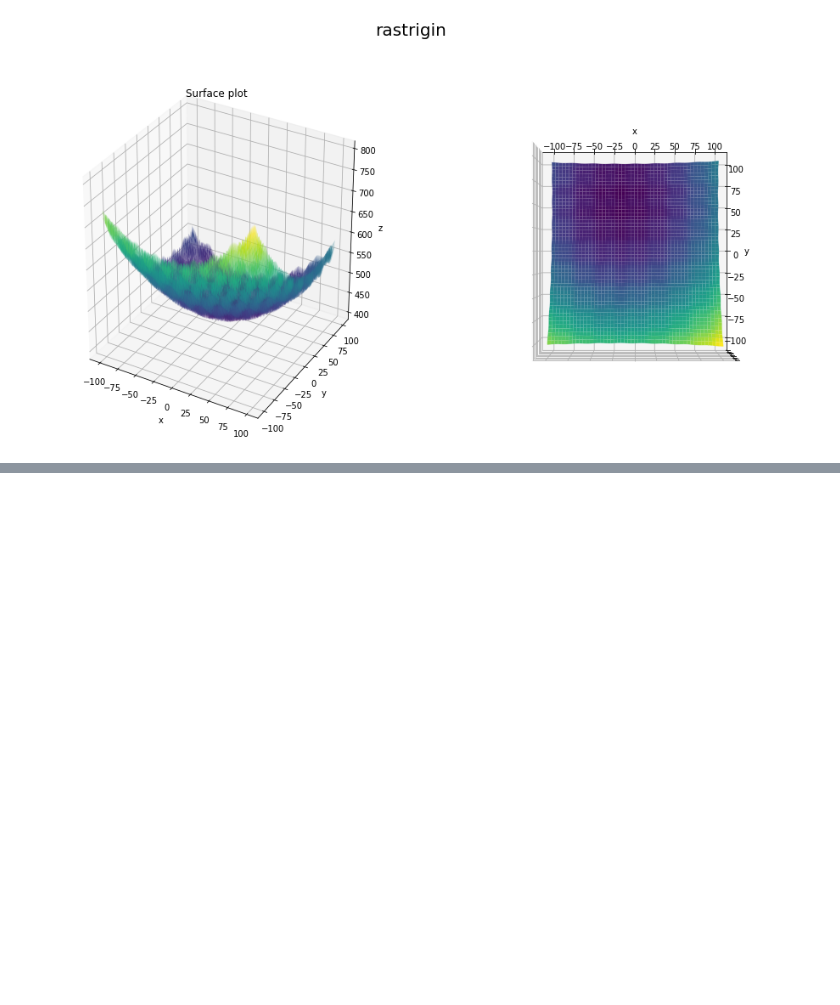
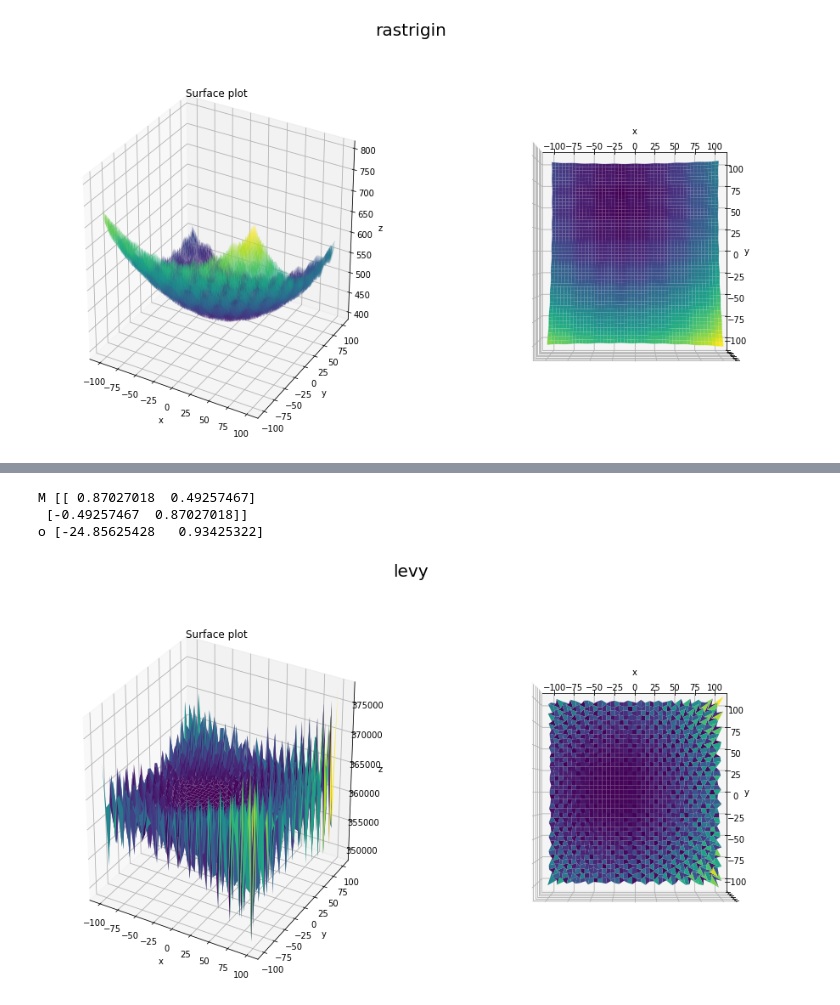
Before and after one commit to adamnapieralski/pszt-evolutionary-cauchy-searching, a Jupyter notebook: cec17_functions.ipynb, the cells around one changed output, grey strips where cells are left out. Saved outputs shown, nothing was run; the diff lists cells and outputs as text; code cells hidden in the pictures; blank space fills up the shorter version.

Commit message:
add schaffer, levy, schwefel funcs

```diff
--- a/cec17_functions.ipynb
+++ b/cec17_functions.ipynb
@@ -64,0 +72,7 @@ o [-17.40845037  56.1747033 ]
+# %%
+plot_cec_function('levy')
+# %% [output]
+M [[ 0.87027018  0.49257467]
+ [-0.49257467  0.87027018]]
+o [-24.85625428   0.93425322]
+[figure, added]
```
Also changed, not shown: parts of 2 cells of this notebook, 3 other files.
